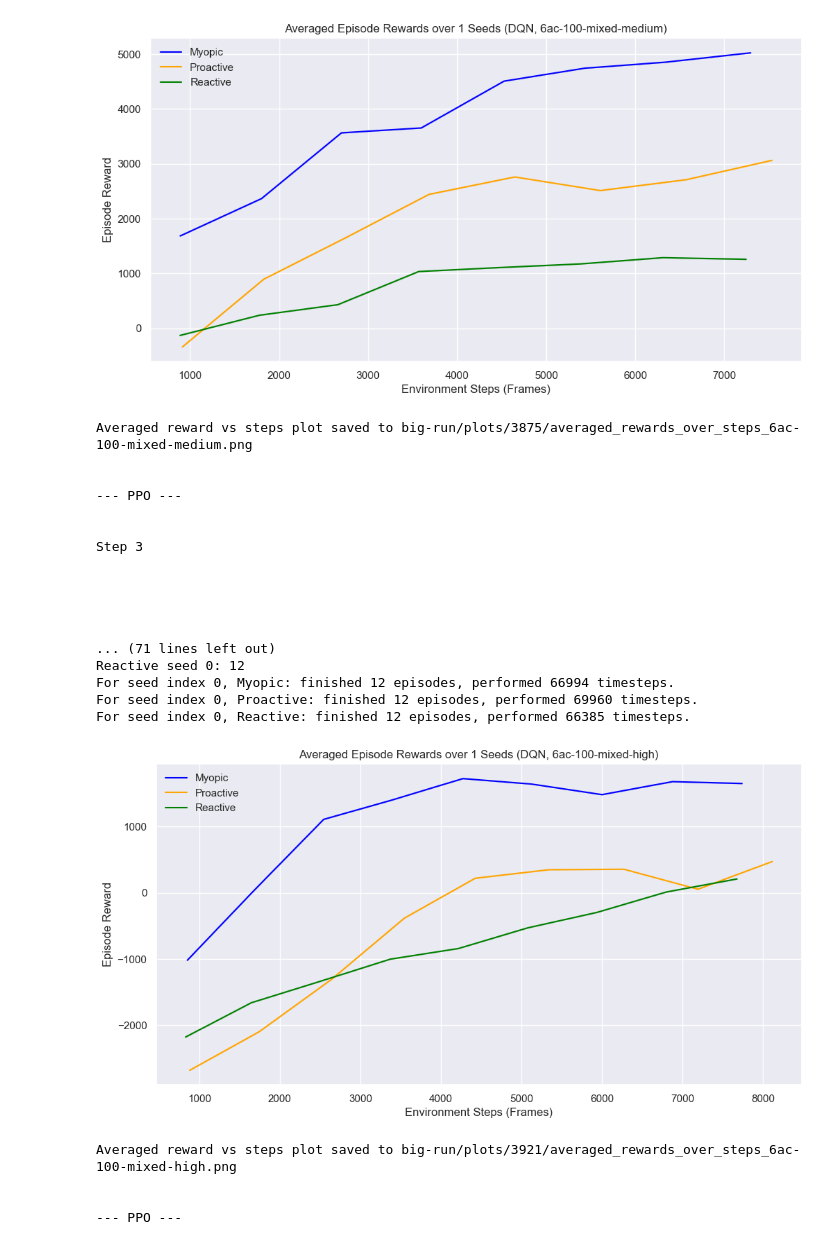
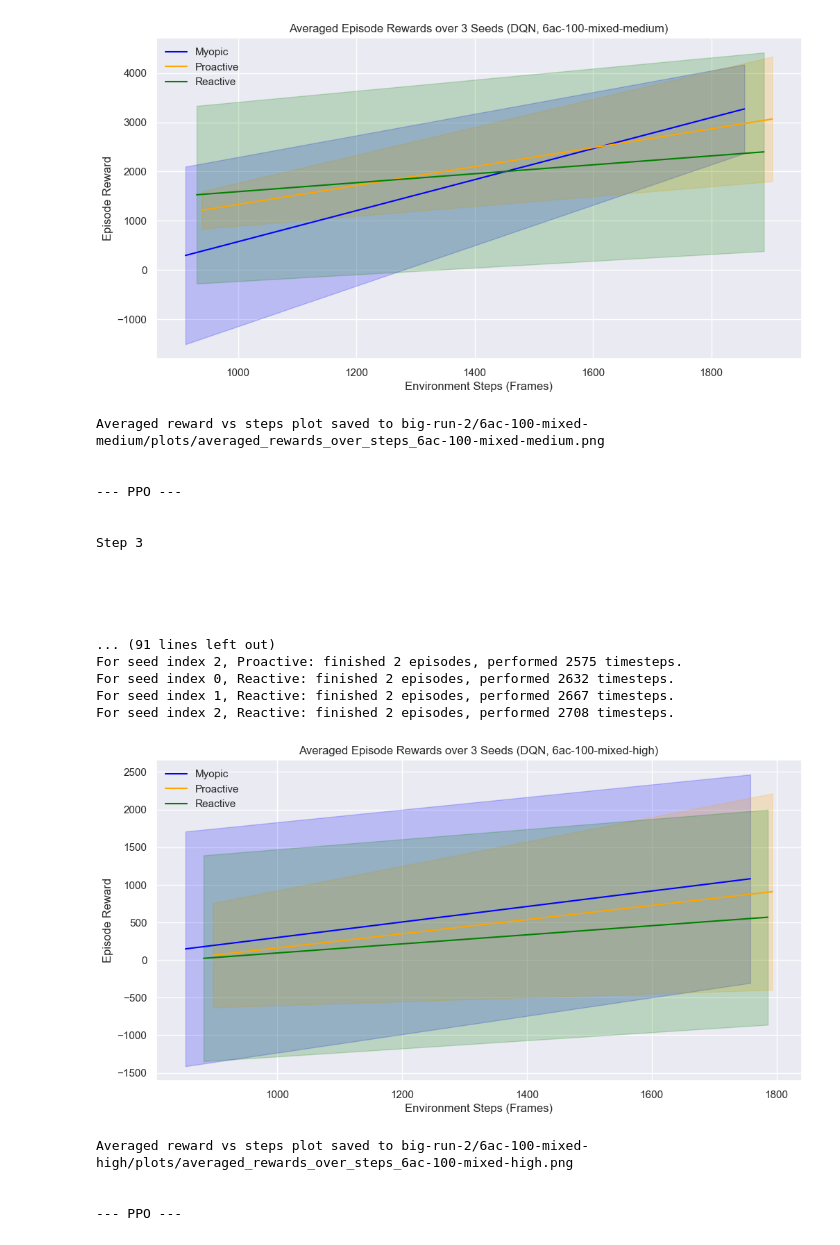
Before and after one commit to PieterBecking/Boeing-ADM-DRL-Github, a Jupyter notebook: notebooks/main.ipynb, the cells around one changed output. Cells and saved outputs as stored; diff of their text form; code cells hidden in the pictures.

Commit message:
refactoring result folders

```diff
--- a/notebooks/main.ipynb
+++ b/notebooks/main.ipynb
@@ -2,8 +2,9 @@
 import numpy as np
 import random
 import time
-
-
+import src.config as config
+import pandas as pd
+import os
 
 """
 6ac-1-deterministic-na
@@ -51,18 +52,45 @@ all_folders_temp = [
     "../data/Training/6ac-100-mixed-high/",
 ]
 
-
+def get_config_variables(config_module):
+    config_vars = {
+        key: value for key, value in vars(config_module).items()
+        if not key.startswith("__") and not callable(value)  # Exclude magic methods and functions
+    }
+    return config_vars
 
 
 
 # In train_dqn_both_timesteps.ipynb:
-MAX_TOTAL_TIMESTEPS = 10000
-SEEDS = [42]
+MAX_TOTAL_TIMESTEPS = 1000
+SEEDS = [42, 43, 44]
 brute_force_flag = False
 cross_val_flag = False
 early_stopping_flag = False
-CROSS_VAL_INTERVAL = 1000000
+CROSS_VAL_INTERVAL = 10000
 printing_intermediate_results = True
+
+save_folder = "big-run-2"
+if not os.path.exists(save_folder):
+    os.makedirs(save_folder)
+
+config_values = get_config_variables(config)
+# save all cofnig values form src/config.py to a csv in the save_results_big_run folder
+print(config_values)
+config_df = pd.DataFrame([config_values])  # Wrap config_values in a list to create a single row DataFrame
+
+config_df['MAX_TOTAL_TIMESTEPS'] = MAX_TOTAL_TIMESTEPS
+config_df['SEEDS'] = str([str(seed) for seed in SEEDS])
+config_df['brute_force_flag'] = brute_force_flag
+config_df['cross_val_flag'] = cross_val_flag
+config_df['early_stopping_flag'] = early_stopping_flag
+config_df['CROSS_VAL_INTERVAL'] = CROSS_VAL_INTERVAL
+config_df['printing_intermediate_results'] = printing_intermediate_results
+
+config_df.to_csv(f"{save_folder}/config.csv", index=False)
+
+
+
 
 step = 0
 for training_folder in all_folders_temp:
@@ -82,6 +110,11 @@ for training_folder in all_folders_temp:
     print()
     TRAINING_FOLDERS_PATH = training_folder
 
+    stripped_scenario_folder = TRAINING_FOLDERS_PATH.split("/")[-2]
+    save_results_big_run = f"{save_folder}/{stripped_scenario_folder}"
+
+
+
     %run train_dqn_both_timesteps.ipynb
     print()
     print()
@@ -128,23 +161,23 @@ For seed index 0, Reactive: finished 11 episodes, performed 59618 timesteps.
-[figure, old version]
+[figure, new version]
-Averaged reward vs steps plot saved to big-run/plots/3875/averaged_rewards_over_steps_6ac-100-mixed-medium.png
+Averaged reward vs steps plot saved to big-run-2/6ac-100-mixed-medium/plots/averaged_rewards_over_steps_6ac-100-mixed-medium.png
 
 
 --- PPO ---
 
 
 Step 3
 
 
 
 
 
-... (71 lines left out)
-Reactive seed 0: 12
-For seed index 0, Myopic: finished 12 episodes, performed 66994 timesteps.
-For seed index 0, Proactive: finished 12 episodes, performed 69960 timesteps.
-For seed index 0, Reactive: finished 12 episodes, performed 66385 timesteps.
+... (91 lines left out)
+For seed index 2, Proactive: finished 2 episodes, performed 2575 timesteps.
+For seed index 0, Reactive: finished 2 episodes, performed 2632 timesteps.
+For seed index 1, Reactive: finished 2 episodes, performed 2667 timesteps.
+For seed index 2, Reactive: finished 2 episodes, performed 2708 timesteps.
-[figure, old version]
+[figure, new version]
-Averaged reward vs steps plot saved to big-run/plots/3921/averaged_rewards_over_steps_6ac-100-mixed-high.png
+Averaged reward vs steps plot saved to big-run-2/6ac-100-mixed-high/plots/averaged_rewards_over_steps_6ac-100-mixed-high.png
 
 
 --- PPO ---
```
Also changed, not shown: parts of 1 cell of this notebook, 47 other files.
